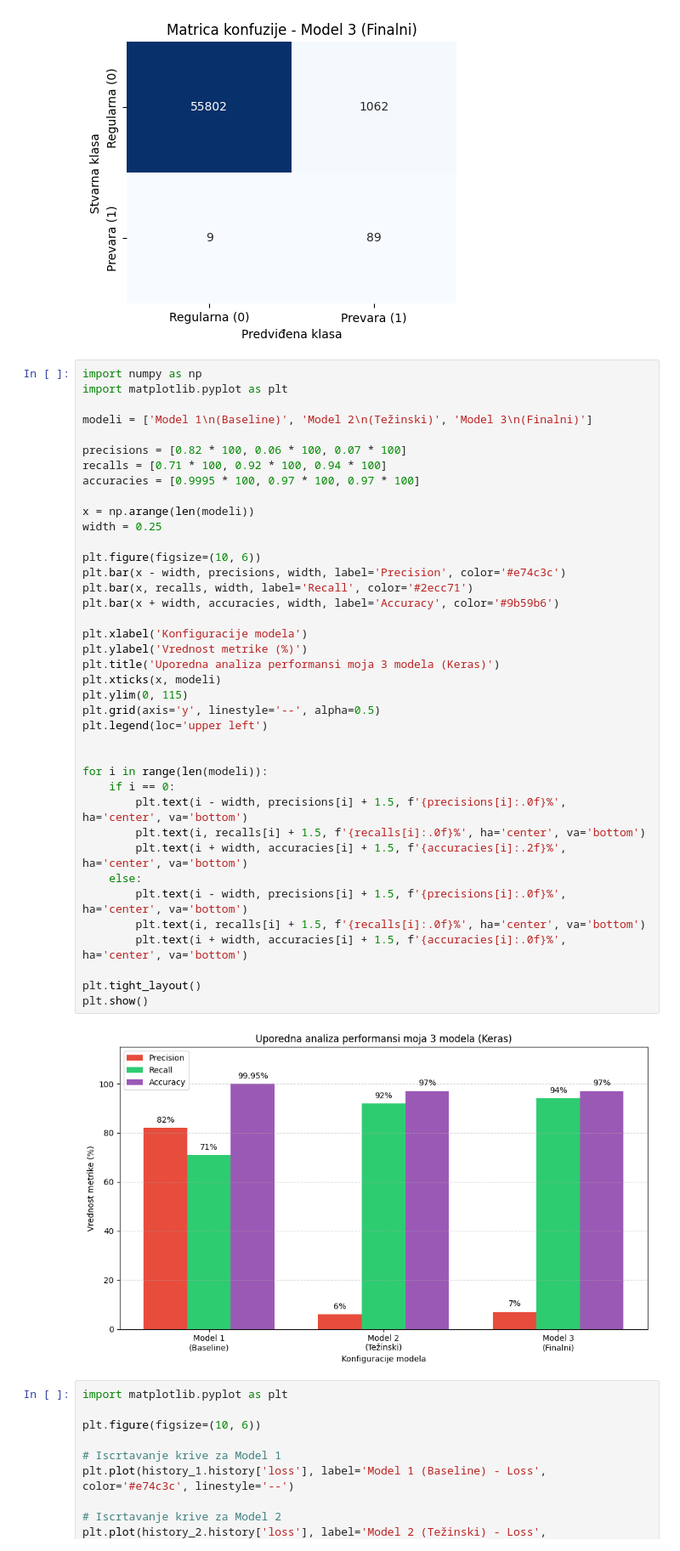
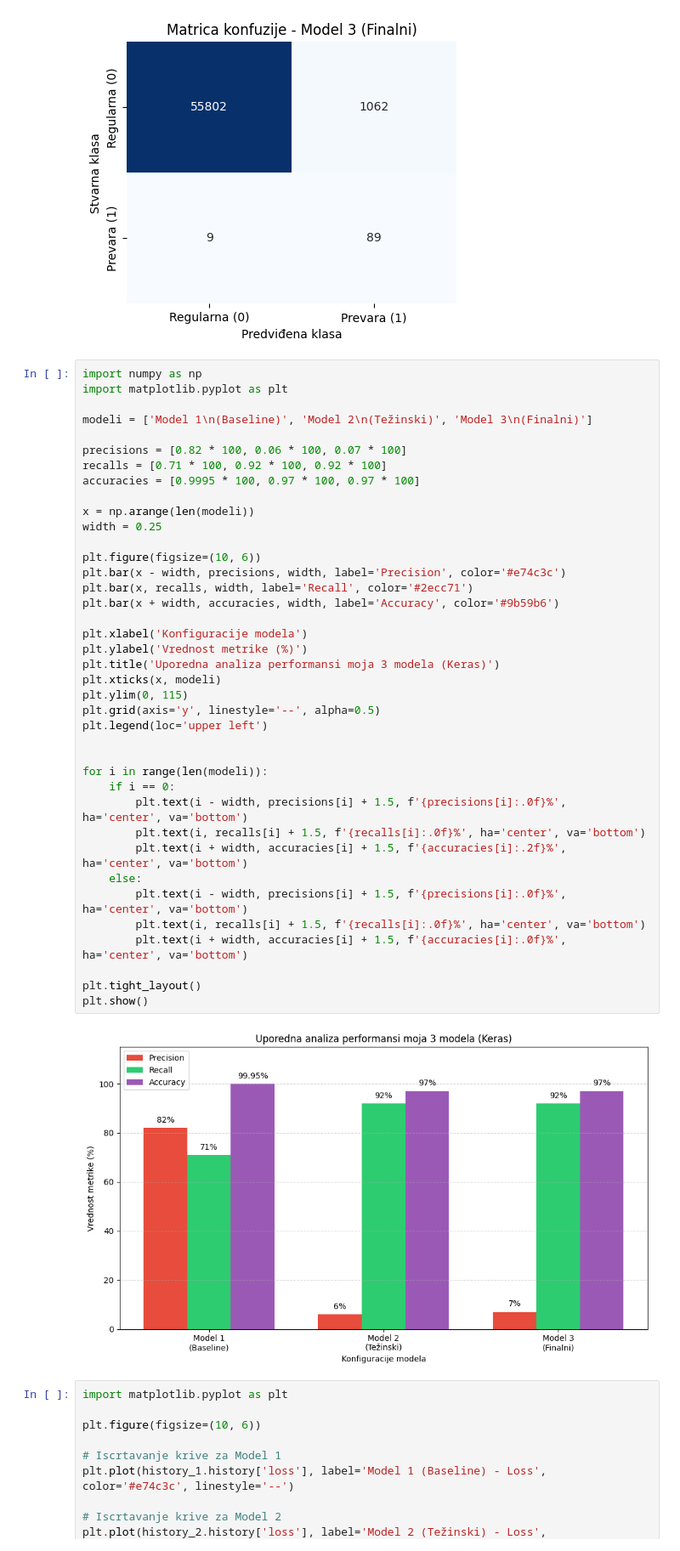
Before and after one commit to luxon7/credit-card-fraud-detection-projekat, a Jupyter notebook: Projekat_Duboko_Ucenje.ipynb, the cells around one changed output. Shown at 85% size. Cells and saved outputs as stored; diff of their text form.

```diff
--- a/Projekat_Duboko_Ucenje.ipynb
+++ b/Projekat_Duboko_Ucenje.ipynb
@@ -275,40 +275,40 @@ import matplotlib.pyplot as plt
 modeli = ['Model 1\n(Baseline)', 'Model 2\n(Težinski)', 'Model 3\n(Finalni)']
 
 precisions = [0.82 * 100, 0.06 * 100, 0.07 * 100]
-recalls = [0.71 * 100, 0.92 * 100, 0.94 * 100]
+recalls = [0.71 * 100, 0.92 * 100, 0.92 * 100]
 accuracies = [0.9995 * 100, 0.97 * 100, 0.97 * 100]
 
 x = np.arange(len(modeli))
 width = 0.25
 
 plt.figure(figsize=(10, 6))
 plt.bar(x - width, precisions, width, label='Precision', color='#e74c3c')
 plt.bar(x, recalls, width, label='Recall', color='#2ecc71')
 plt.bar(x + width, accuracies, width, label='Accuracy', color='#9b59b6')
 
 plt.xlabel('Konfiguracije modela')
 plt.ylabel('Vrednost metrike (%)')
 plt.title('Uporedna analiza performansi moja 3 modela (Keras)')
 plt.xticks(x, modeli)
 plt.ylim(0, 115)
 plt.grid(axis='y', linestyle='--', alpha=0.5)
 plt.legend(loc='upper left')
 
 
 for i in range(len(modeli)):
     if i == 0:
         plt.text(i - width, precisions[i] + 1.5, f'{precisions[i]:.0f}%', ha='center', va='bottom')
         plt.text(i, recalls[i] + 1.5, f'{recalls[i]:.0f}%', ha='center', va='bottom')
         plt.text(i + width, accuracies[i] + 1.5, f'{accuracies[i]:.2f}%', ha='center', va='bottom')
     else:
         plt.text(i - width, precisions[i] + 1.5, f'{precisions[i]:.0f}%', ha='center', va='bottom')
         plt.text(i, recalls[i] + 1.5, f'{recalls[i]:.0f}%', ha='center', va='bottom')
         plt.text(i + width, accuracies[i] + 1.5, f'{accuracies[i]:.0f}%', ha='center', va='bottom')
 
 plt.tight_layout()
 plt.show()
 # %% [output]
-[figure, old version]
+[figure, new version]
 # %%
 import matplotlib.pyplot as plt
 
```
